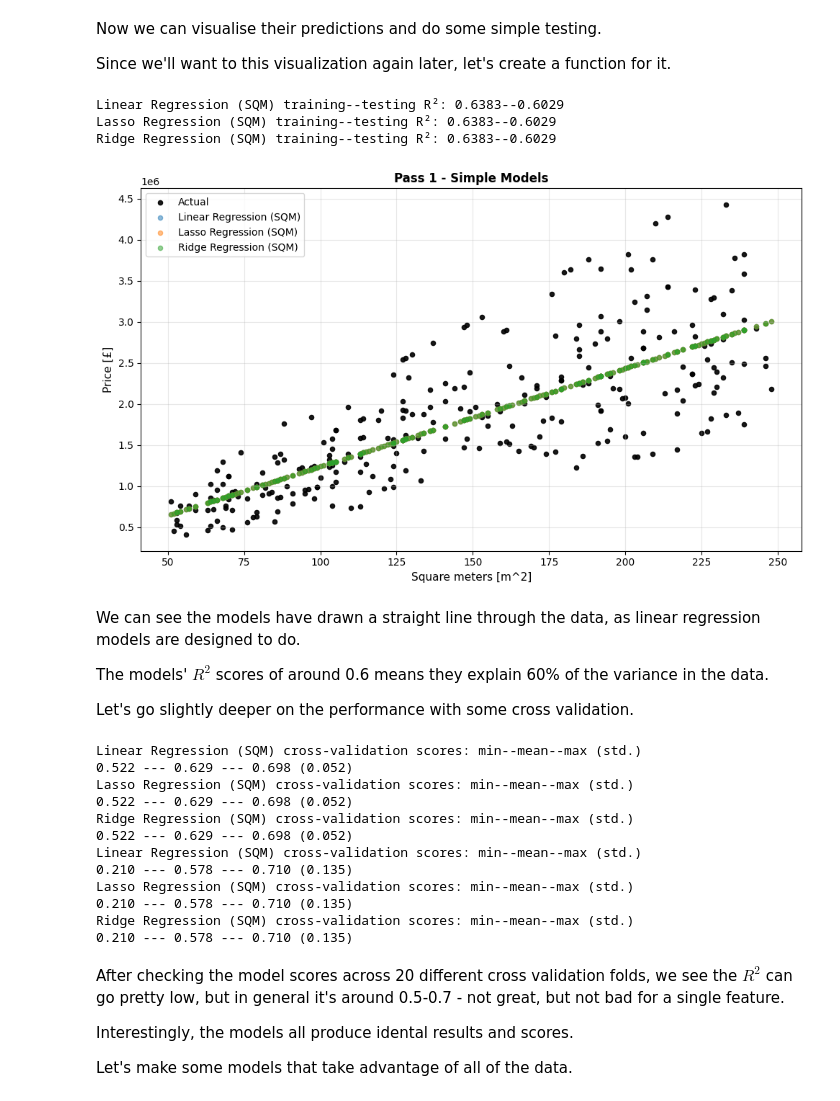
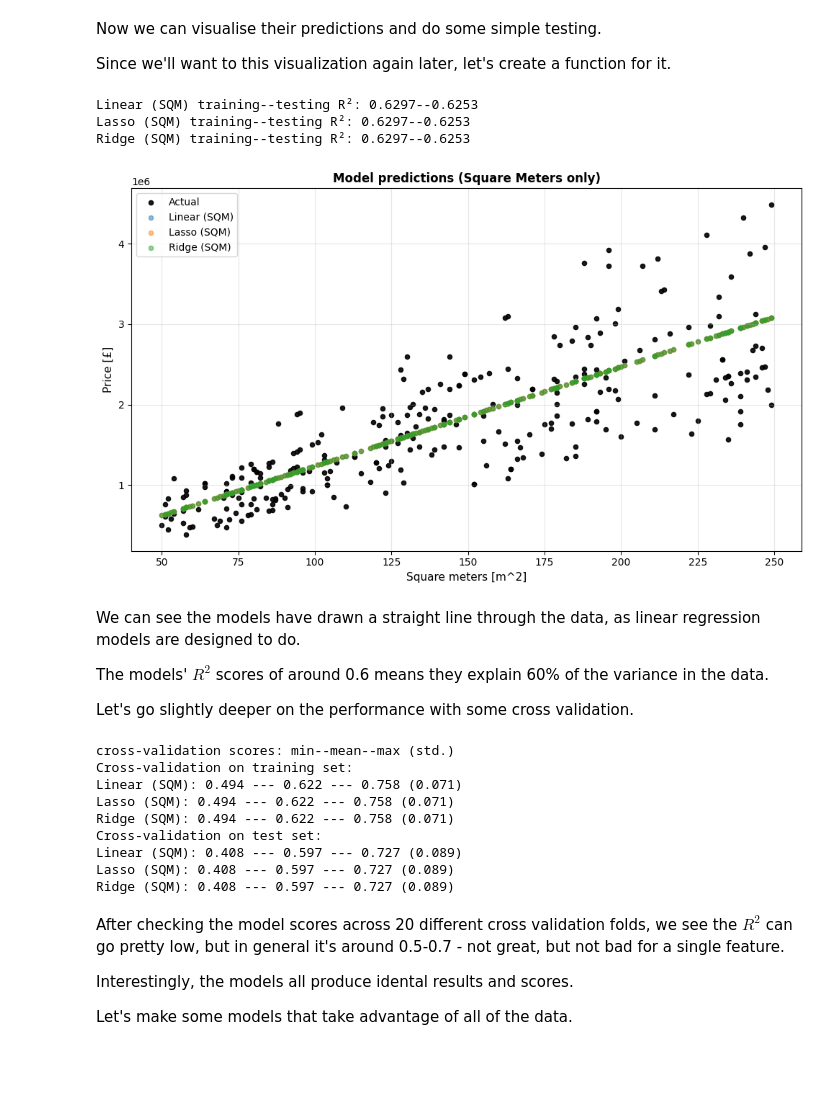
Before and after one commit to rsamconn/London-housing, a Jupyter notebook: regression_short.ipynb, the cells around one changed output. Drawn from its saved outputs; the diff is of its cells as text; code cells hidden in the pictures; blank space fills up the shorter version.

Commit message:
Completed most of the 'All data' section of regression_short notebook.

```diff
--- a/regression_short.ipynb
+++ b/regression_short.ipynb
@@ -58,4 +58,4 @@ First, let's set aside 100 rows to be used for validating the model outputs late
 # %%
-# Get last 100 rows of the housing_df
-housing_validation_df = housing_df.tail(100)
-housing_train_test_df = housing_df.head(900)
+evaluation_set = housing_df.sample(frac=0.1, random_state=24)
+train_test_df = housing_df.drop(evaluation_set.index).reset_index(drop=True)
+evaluation_df = evaluation_set.reset_index(drop=True)
@@ -70,8 +68,8 @@ Let's take a look at that idea by building a model that only uses the Square Met
 First, we get our feature and target data and split it into test and training set.
 # %%
 # Create Square Meters only dataset from the training/testing data
-X_sqm = housing_train_test_df['Square Meters'].values.reshape(-1, 1) # Feature matrix
-y = housing_train_test_df['Price (£)'].values # Target vector
+X_sqm = train_test_df['Square Meters'].values.reshape(-1, 1) # Feature matrix
+y = train_test_df['Price (£)'].values # Target vector
 X_train_sqm, X_test_sqm, y_train_sqm, y_test_sqm = train_test_split(X_sqm, y, test_size=0.3, random_state=24)
 
 print(X_train_sqm.shape, X_test_sqm.shape, y_train_sqm.shape, y_test_sqm.shape)
@@ -92,9 +90,9 @@ ridge_sqm.fit(X_train_sqm, y_train_sqm)
 
 # Save models to a dictionary
 models_sqm = {
-    'Linear Regression (SQM)': linreg_sqm,
-    'Lasso Regression (SQM)': lasso_sqm,
-    'Ridge Regression (SQM)': ridge_sqm
+    'Linear (SQM)': linreg_sqm,
+    'Lasso (SQM)': lasso_sqm,
+    'Ridge (SQM)': ridge_sqm
 }
 # %% [markdown]
 Now we can visualise their predictions and do some simple testing.
@@ -129,12 +127,12 @@ def score_predict_plot(model_dict, X_train, y_train, X_test, y_test, X_test1D, t
 # %%
 score_predict_plot(models_sqm,
                    X_train_sqm, y_train_sqm, X_test_sqm, y_test_sqm, X_test_sqm,
-                   title='Pass 1 - Simple Models')
+                   title='Model predictions (Square Meters only)')
 # %% [output]
-Linear Regression (SQM) training--testing R²: 0.6383--0.6029
-Lasso Regression (SQM) training--testing R²: 0.6383--0.6029
-Ridge Regression (SQM) training--testing R²: 0.6383--0.6029
+Linear (SQM) training--testing R²: 0.6297--0.6253
+Lasso (SQM) training--testing R²: 0.6297--0.6253
+Ridge (SQM) training--testing R²: 0.6297--0.6253
-[figure, old version]
+[figure, new version]
 # %% [markdown]
 We can see the models have drawn a straight line through the data, as linear regression models are designed to do.
 
@@ -145,28 +143,27 @@ Let's go slightly deeper on the performance with some cross validation.
 from sklearn.model_selection import KFold, cross_val_score
 kf20 = KFold(n_splits=10, shuffle=True, random_state=23)
 
-for model_name, model in models_sqm.items():
-    cv_scores_sqm_train = cross_val_score(model, X_train_sqm, y_train_sqm, cv=kf20, scoring='r2')
-    print(f'{model_name} cross-validation scores: min--mean--max (std.)')
-    print(f'{np.min(cv_scores_sqm_train):.3f} --- {np.mean(cv_scores_sqm_train):.3f} --- {np.max(cv_scores_sqm_train):.3f} ({cv_scores_sqm_train.std():.3f})')
+print('cross-validation scores: min--mean--max (std.)')
+def cross_val_models(models_dict, X, y, cv):
+    for model_name, model in models_dict.items():
+        cv_scores = cross_val_score(model, X, y, cv=cv, scoring='r2')
+        print(f'{model_name}: {np.min(cv_scores):.3f} --- {np.mean(cv_scores):.3f} --- {np.max(cv_scores):.3f} ({cv_scores.std():.3f})')
+    return
 
-for model_name, model in models_sqm.items():
-    cv_scores_sqm_test = cross_val_score(model, X_test_sqm, y_test_sqm, cv=kf20, scoring='r2')
-    print(f'{model_name} cross-validation scores: min--mean--max (std.)')
-    print(f'{np.min(cv_scores_sqm_test):.3f} --- {np.mean(cv_scores_sqm_test):.3f} --- {np.max(cv_scores_sqm_test):.3f} ({cv_scores_sqm_test.std():.3f})')
+print('Cross-validation on training set:')
+cross_val_models(models_sqm, X_train_sqm, y_train_sqm, kf20)
+print('Cross-validation on test set:')
+cross_val_models(models_sqm, X_test_sqm, y_test_sqm, kf20)
 # %% [output]
-Linear Regression (SQM) cross-validation scores: min--mean--max (std.)
-0.522 --- 0.629 --- 0.698 (0.052)
-Lasso Regression (SQM) cross-validation scores: min--mean--max (std.)
-0.522 --- 0.629 --- 0.698 (0.052)
-Ridge Regression (SQM) cross-validation scores: min--mean--max (std.)
-0.522 --- 0.629 --- 0.698 (0.052)
-Linear Regression (SQM) cross-validation scores: min--mean--max (std.)
-0.210 --- 0.578 --- 0.710 (0.135)
-Lasso Regression (SQM) cross-validation scores: min--mean--max (std.)
-0.210 --- 0.578 --- 0.710 (0.135)
-Ridge Regression (SQM) cross-validation scores: min--mean--max (std.)
-0.210 --- 0.578 --- 0.710 (0.135)
+cross-validation scores: min--mean--max (std.)
+Cross-validation on training set:
+Linear (SQM): 0.494 --- 0.622 --- 0.758 (0.071)
+Lasso (SQM): 0.494 --- 0.622 --- 0.758 (0.071)
+Ridge (SQM): 0.494 --- 0.622 --- 0.758 (0.071)
+Cross-validation on test set:
+Linear (SQM): 0.408 --- 0.597 --- 0.727 (0.089)
+Lasso (SQM): 0.408 --- 0.597 --- 0.727 (0.089)
+Ridge (SQM): 0.408 --- 0.597 --- 0.727 (0.089)
 # %% [markdown]
 After checking the model scores across 20 different cross validation folds, we see the $R^2$ can go pretty low, but in general it's around 0.5-0.7 - not great, but not bad for a single feature.
 
```
Also changed, not shown: parts of 24 cells of this notebook.
